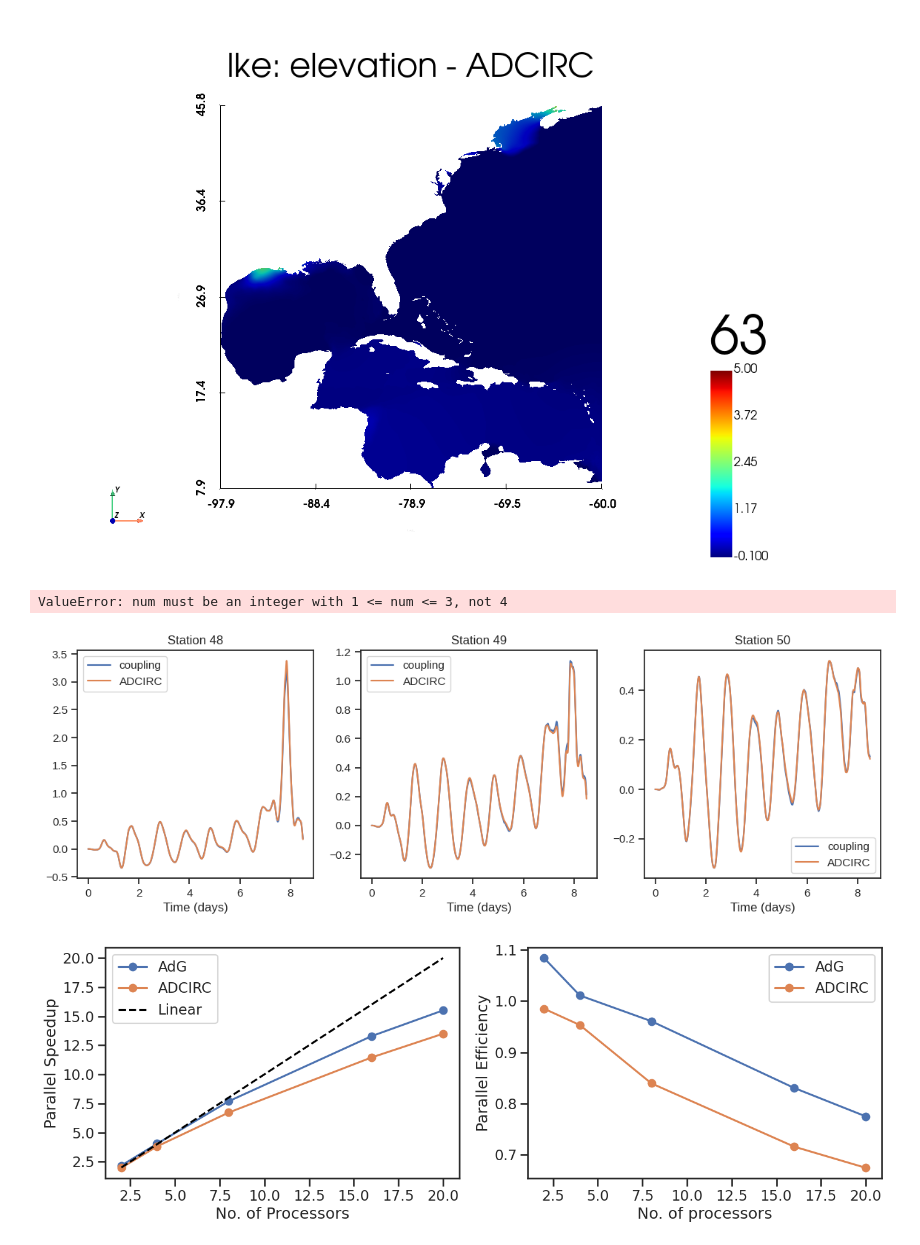
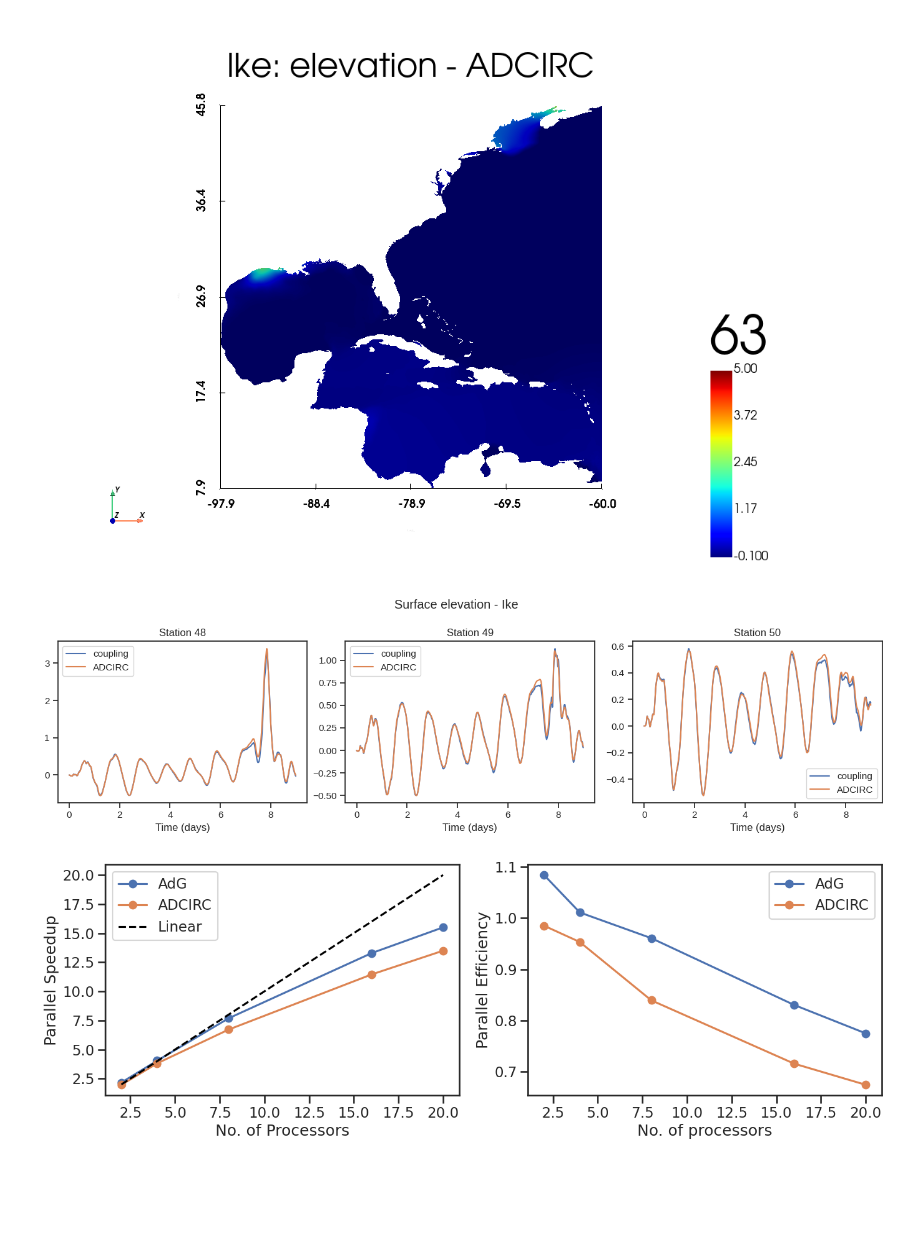
Before and after one commit to namo626/thesis-tests, a Jupyter notebook: plots.ipynb, the cells around one changed output. Drawn from its saved outputs; the diff is of its cells as text; code cells hidden in the pictures; blank space fills up the shorter version.

```diff
--- a/plots.ipynb
+++ b/plots.ipynb
@@ -205,7 +205,7 @@ f.savefig('/workspace/adcirc-cg/continuity_tests/Shinnecock/stationPlots.png', d
 # %%
 st = 1
 nstae = 9
-root = '/workspace/adcirc-dg-tests/shinnecock/'
+root = '/workspace/thesis-tests/shinnecock/'
 
 # t4, v1 = getStation(root + 'fort.62.coupling', st)
 # t5, v2 = getStation(root + 'fort.62.adc', st)
@@ -258,0 +261,35 @@ f.savefig('/workspace/adcirc-cg/continuity_tests/Shinnecock/modal_vel.png', bbox
+# %%
+t = 1
+nstae = 9
+start = 25
+root = '/workspace/thesis-tests/coarse_ike/'
+
+# t4, v1 = getStation(root + 'fort.62.coupling', st)
+# t5, v2 = getStation(root + 'fort.62.adc', st)
+# t4, v3 = getStation(root + 'fort.62.dg', st)
+sns.set_style("ticks")
+sns.set_palette("deep")
+sns.set_context("notebook")
+plt.rc('font',**{'family':'sans-serif','sans-serif':['Liberation Sans']})
+
+f = plt.figure(figsize=(14,14))
+for i in range(start,start+nstae):
+    t1, e1 = getStation(root + 'fort.61.coupling', i)
+    t2, e2 = getStation(root + 'fort.61.adc', i)
+    #t3, e3 = getStation(root + 'fort.61.dg', i)
+    #t4, e4 = getStation(root + 'fort.61.cuda', i)
+
+
+    plt.subplot(330+i-start+1)
+    plt.plot(t1,e1, label='coupling')
+    plt.plot(t2,e2, label='ADCIRC')
+    #plt.plot(t3,e3, label='DGSWEM')
+    #plt.plot(t4,e4, label='CUDA')
+
+
+    plt.legend()
+    plt.xlabel('Time (days)')
+    plt.title('Station %d' % i)
+
+plt.suptitle('Surface elevation - Ike')
+plt.tight_layout()
@@ -446,40 +485,39 @@ plotter = plot_main("Ike/fort.63.adc.nc", title="Ike: elevation - ADCIRC", show_
 t = 1
 nstae = 3
 start = 48
-root = '/workspace/adcirc-cg/continuity_tests/Ike/'
+root = '/workspace/thesis-tests/Ike/'
 
 # t4, v1 = getStation(root + 'fort.62.coupling', st)
 # t5, v2 = getStation(root + 'fort.62.adc', st)
 # t4, v3 = getStation(root + 'fort.62.dg', st)
 sns.set_style("ticks")
 sns.set_palette("deep")
 sns.set_context("notebook")
 plt.rc('font',**{'family':'sans-serif','sans-serif':['Liberation Sans']})
 
 f = plt.figure(figsize=(14,4))
-for i in range(start,start+nstae+1):
+for i in range(start,start+nstae):
     t1, e1 = getStation(root + 'fort.61.coupling', i)
     t2, e2 = getStation(root + 'fort.61.adc', i)
     #t3, e3 = getStation(root + 'fort.61.dg', i)
     #t4, e4 = getStation(root + 'fort.61.cuda', i)
 
 
     plt.subplot(130+i-start+1)
     plt.plot(t1,e1, label='coupling')
     plt.plot(t2,e2, label='ADCIRC')
     #plt.plot(t3,e3, label='DGSWEM')
     #plt.plot(t4,e4, label='CUDA')
 
 
     plt.legend()
     plt.xlabel('Time (days)')
     plt.title('Station %d' % i)
 
 plt.suptitle('Surface elevation - Ike')
 plt.tight_layout()
 # %% [output]
-ValueError: num must be an integer with 1 <= num <= 3, not 4
-[figure, old version]
+[figure, new version]
 # %%
 wtime = np.array([14*60+18, 460, 242., 140, 120])
 cores = np.array([2, 4, 8, 16, 20])
```
Also changed, not shown: parts of 4 cells of this notebook.
